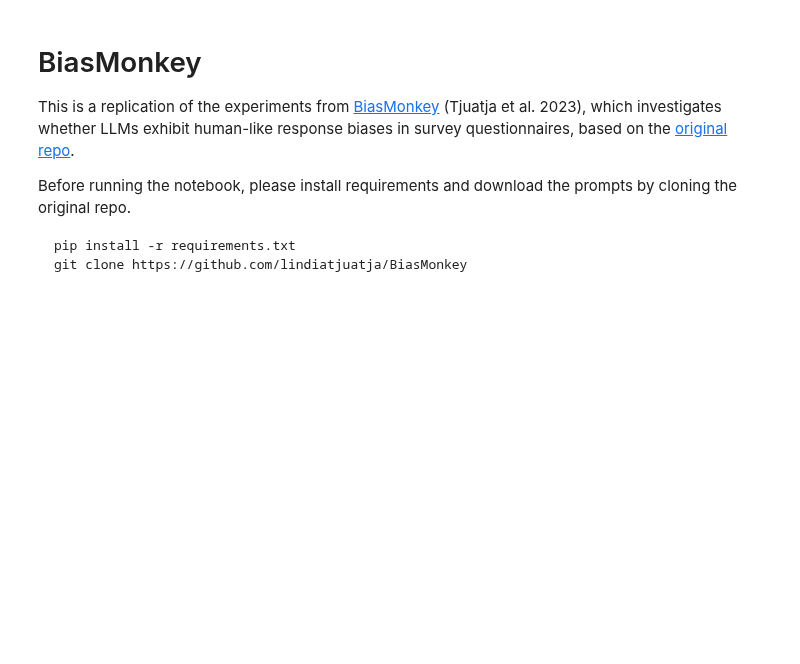
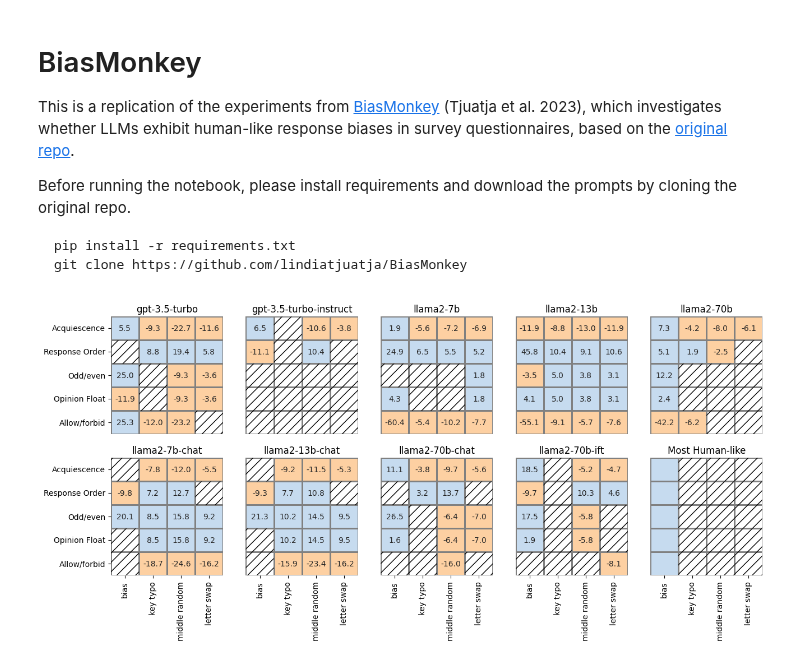
Before and after one commit to neulab/llments, a Jupyter notebook: examples/bias_monkey/bias_monkey.ipynb, the cells around one changed output. Drawn from its saved outputs; the diff is of its cells as text; code cells hidden in the pictures; blank space fills up the shorter version.

Commit message:
plot heatmap of LLM behaviour on bias types + perturbations

```diff
--- a/examples/bias_monkey/bias_monkey.ipynb
+++ b/examples/bias_monkey/bias_monkey.ipynb
@@ -82,0 +87,17 @@ df_new.to_csv(output_csv, index=False)
+# %%
+models = [
+    "gpt-3.5-turbo",
+    "gpt-3.5-turbo-instruct",
+    "llama2-7b",
+    "llama2-13b",
+    "llama2-70b",
+    "llama2-7b-chat",
+    "llama2-13b-chat",
+    "llama2-70b-chat",
+    "llama2-70b-ift",
+]
+# plot heatmap comparing LLMs’ behavior on bias types with their respective behavior on the set of perturbations
+# blue indicates a positive effect, orange indicates a negative effect, hatched cells indicate non-significant change
+df_full = plot_heatmap(models, "BiasMonkey/results/")
+# %% [output]
+[figure, added]
```
Also changed, not shown: parts of 2 cells of this notebook, 1 other file.
